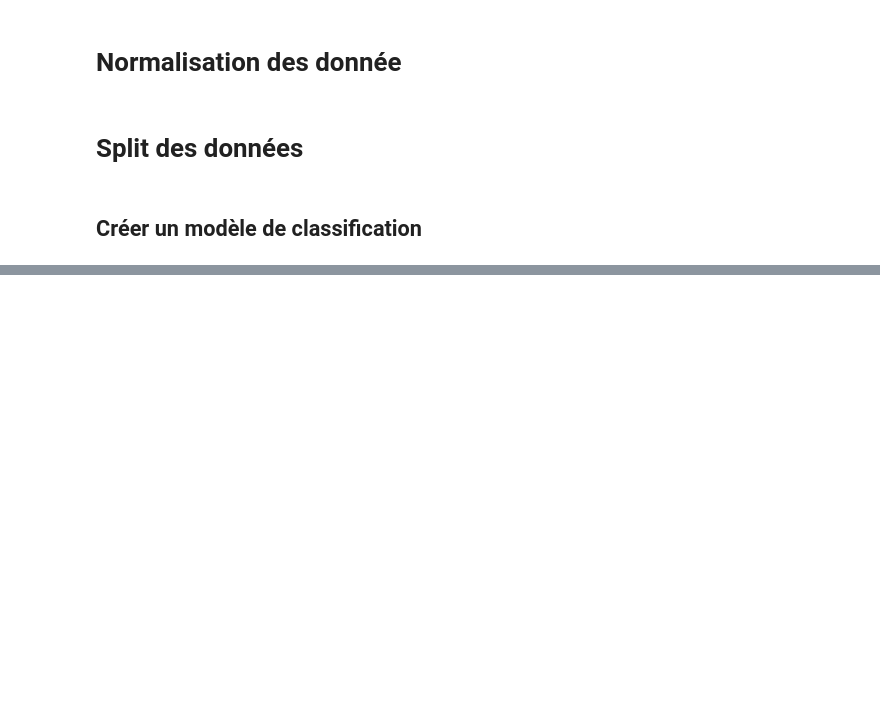
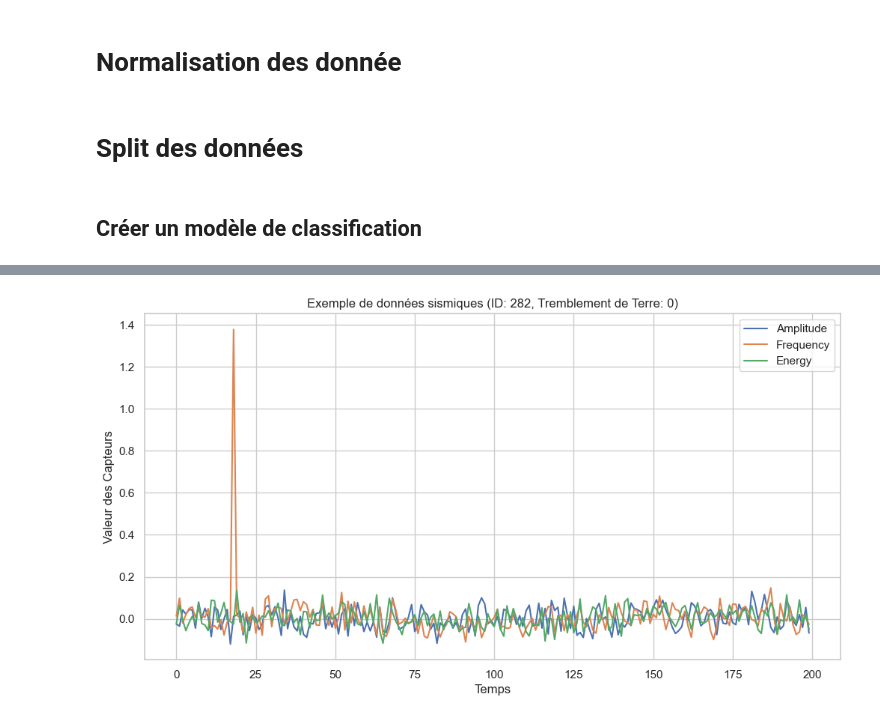
Before and after one commit to chrisloisel2/ia, a Jupyter notebook: deep learning/PMC/Classification multiclass/Classification.ipynb, the cells around one changed output, grey strips where cells are left out. Cells and saved outputs as stored; diff of their text form; code cells hidden in the pictures; blank space fills up the shorter version.

```diff
--- a/deep learning/PMC/Classification multiclass/Classification.ipynb
+++ b/deep learning/PMC/Classification multiclass/Classification.ipynb
@@ -95,0 +124,97 @@ plt.show()
+# %%
+import numpy as np
+import pandas as pd
+import matplotlib.pyplot as plt
+
+# Paramètres de la simulation
+n_samples = 2000  # Nombre d'échantillons à générer
+n_timesteps = 200  # Nombre de pas de temps par échantillon
+n_features = 3  # Nombre de capteurs (caractéristiques)
+noise_level = 0.05  # Niveau de bruit ajouté aux données
+earthquake_chance = 0.3  # Probabilité qu'un tremblement de terre survienne dans un échantillon
+feature_labels = ['Amplitude', 'Frequency', 'Energy']  # Caractéristiques sismiques simulées
+
+def generate_synthetic_seismic_data(n_samples, n_timesteps, n_features, noise_level, earthquake_chance):
+    data = []
+    labels = []
+
+    for i in range(n_samples):
+        # Initialisation des données des capteurs
+        sample = np.zeros((n_timesteps, n_features))
+
+        # Générer du bruit complexe pour chaque capteur
+        for feature in range(n_features):
+            # Bruit gaussien de base
+            sample[:, feature] = np.random.normal(0, noise_level, n_timesteps)
+            # Ajout d'un bruit périodique pour complexifier
+            sample[:, feature] += 0.1 * np.sin(np.linspace(0, 3 * np.pi, n_timesteps)) * (np.random.rand() - 0.5)
+            # Ajout de pics de bruit impulsifs aléatoires
+            if np.random.rand() < 0.05:
+                impulse_position = np.random.randint(0, n_timesteps)
+                impulse_magnitude = np.random.uniform(0.5, 1.5)
+                sample[impulse_position, feature] += impulse_magnitude
+
+        # Décider s'il y a un ou plusieurs tremblements de terre dans cet échantillon
+        if np.random.rand() < earthquake_chance:
+            num_quakes = np.random.randint(1, 3)  # Jusqu'à 2 tremblements de terre par échantillon
+            for _ in range(num_quakes):
+                quake_start = np.random.randint(20, n_timesteps - 20)
+                quake_duration = np.random.randint(10, 30)
+
+                # Caractéristique 1: Amplitude (un pic soudain et élevé)
+                magnitude = np.random.uniform(1, 4)  # Réduire les magnitudes pour certains tremblements de terre
+                actual_duration = min(quake_duration, n_timesteps - quake_start)
+                sample[quake_start:quake_start + actual_duration, 0] += magnitude * np.exp(-0.1 * np.arange(actual_duration))
+
+                # Caractéristique 2: Fréquence (augmentation de la fréquence des oscillations)
+                frequency_modulation = np.sin(np.linspace(0, 15 * np.pi, actual_duration)) * 0.3
+                sample[quake_start:quake_start + actual_duration, 1] += frequency_modulation * magnitude
+
+                # Caractéristique 3: Énergie (intégrale de l'amplitude au carré) mais plus difficile à détecter
+                energy = np.cumsum(sample[:, 0] ** 2)
+                sample[:, 2] = (energy / np.max(energy)) * (1 + 0.1 * np.random.randn())  # Ajouter du bruit pour complexifier
+
+            labels.append(1)  # 1 pour un tremblement de terre
+        else:
+            labels.append(0)  # 0 pour aucun tremblement de terre
+
+        data.append(sample)
+
+    data = np.array(data)
+    labels = np.array(labels)
+
+    return data, labels
+
+# Générer les données
+data, labels = generate_synthetic_seismic_data(n_samples, n_timesteps, n_features, noise_level, earthquake_chance)
+
+# Convertir les données en DataFrame pour une meilleure visualisation
+df_list = []
+for i in range(n_features):
+    df_temp = pd.DataFrame({
+        'Time': np.tile(np.arange(n_timesteps), n_samples),
+        'Value': data[:, :, i].flatten(),
+        'Sample_ID': np.repeat(np.arange(n_samples), n_timesteps),
+        'Feature': feature_labels[i],
+        'Earthquake': np.repeat(labels, n_timesteps)
+    })
+    df_list.append(df_temp)
+df = pd.concat(df_list, axis=0)
+
+# Visualisation de quelques exemples de séries temporelles
+example_ids = np.random.choice(np.arange(n_samples), 2, replace=False)
+for example_id in example_ids:
+    plt.figure(figsize=(12, 6))
+    for i in range(n_features):
+        plt.plot(df[(df['Sample_ID'] == example_id) & (df['Feature'] == feature_labels[i])]['Time'],
+                 df[(df['Sample_ID'] == example_id) & (df['Feature'] == feature_labels[i])]['Value'], label=feature_labels[i])
+    plt.title(f"Exemple de données sismiques (ID: {example_id}, Tremblement de Terre: {labels[example_id]})")
+    plt.xlabel("Temps")
+    plt.ylabel("Valeur des Capteurs")
+    plt.legend()
+    plt.show()
+
+# Sauvegarder les données générées
+df.to_csv('complex_synthetic_seismic_data.csv', index=False)
+# %% [output]
+[figure, added]
```
Also changed, not shown: parts of 4 cells of this notebook, 16 other files.
